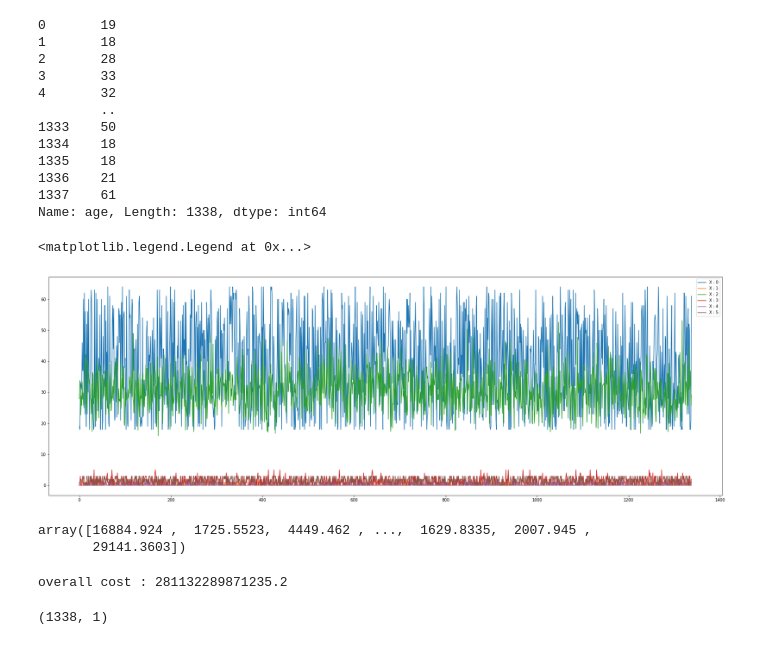
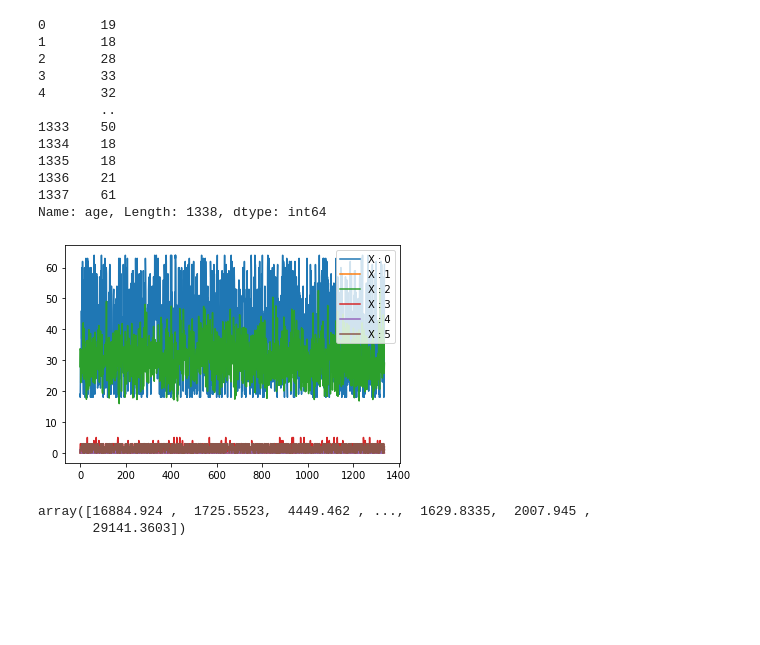
Before and after one commit to Asanka98/Regression, a Jupyter notebook: Multiple Linear Regression/Multiple Linear Regression V2.ipynb, the cells around one changed output. Cells and saved outputs as stored; diff of their text form; code cells hidden in the pictures; blank space fills up the shorter version.

Commit message:
multiple regression version II update

```diff
--- a/Multiple Linear Regression/Multiple Linear Regression V2.ipynb
+++ b/Multiple Linear Regression/Multiple Linear Regression V2.ipynb
@@ -8,8 +8,8 @@ import math, copy
 # %% [markdown]
 2 . Load Dataset
 # %%
-df1 = pd.read_csv("../data/Linear Regression.csv", delimiter = ",", header = 0)
-df1
+df = pd.read_csv("../data/Linear Regression.csv", delimiter = ",", header = 0)
+df
 # %% [output]
 |  | age | sex | bmi | children | smoker | region | charges |
 | 0 | 19 | female | 27.900 | 0 | yes | southwest | 16884.92400 |
@@ -42,6 +42,7 @@ region      0
 charges     0
 dtype: int64
 # %%
+df1 = df
 for i in range(len(df1.columns)):
     print(df1.columns[i])
 # %% [output]
@@ -196,16 +194,15 @@ Name: age, Length: 1338, dtype: int64
 # %%
 fig = plt.figure()
 
-fig.set_size_inches(30, 10)
+# fig.set_size_inches(30, 10)
 
 for i in range(len(X.columns)):
     plt.plot(X.iloc[:,i], linestyle='-', label = f"X : {i}")
 
 plt.legend(loc='best')
-# plt.show()
+plt.show()
 # %% [output]
-<matplotlib.legend.Legend at 0x...>
-[figure, old version]
+[figure, new version]
 # %%
 Y_train
 # %% [output]
@@ -240,26 +210,0 @@ def cost_function(X, Y, w, b):
-# %%
-cost = cost_function(X_train, Y_train, 2.5, 21.8)
-
-print("overall cost : " + str(cost))
-# %% [output]
-overall cost : 281132289871235.2
-# %%
-m = X_train.shape[0]
-
-n = X_train.shape[1]
-
-y_hat = np.zeros((m, 1), dtype=float)
-
-print(y_hat.shape)
-
-for i in range(m):
-
-    y_hat_ij = 0
-
-    for j in range(n):
-
-        y_hat_ij = X_train[i,j] * w + b
-
-        y_hat[i] =  y_hat[i] + y_hat_ij
-# %% [output]
-(1338, 1)
```
Also changed, not shown: parts of 24 cells of this notebook.
